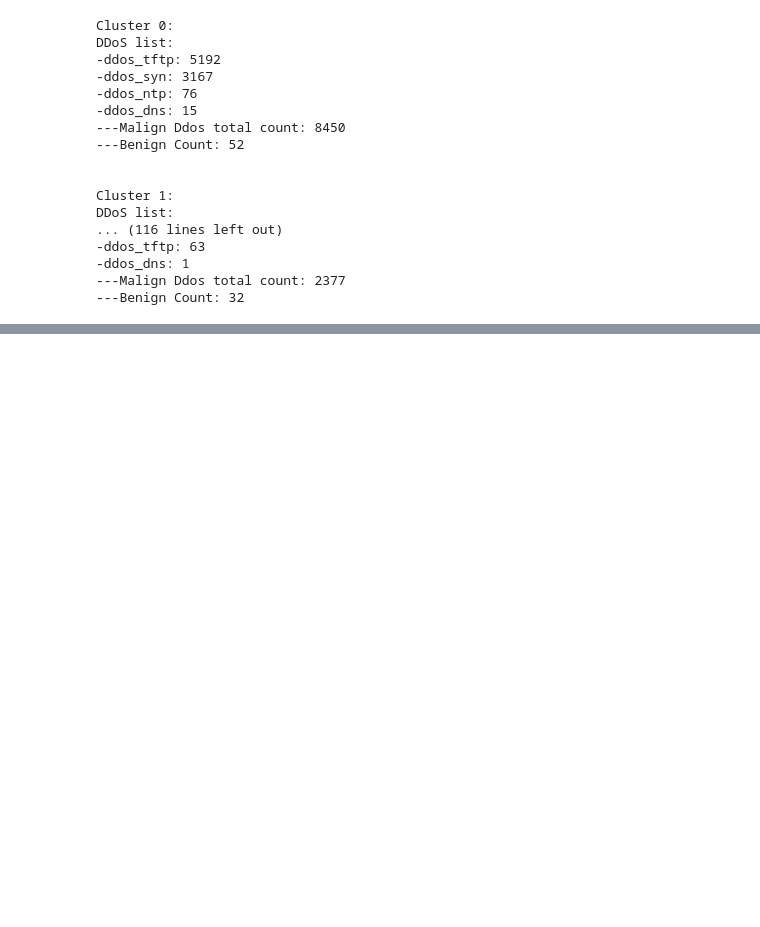
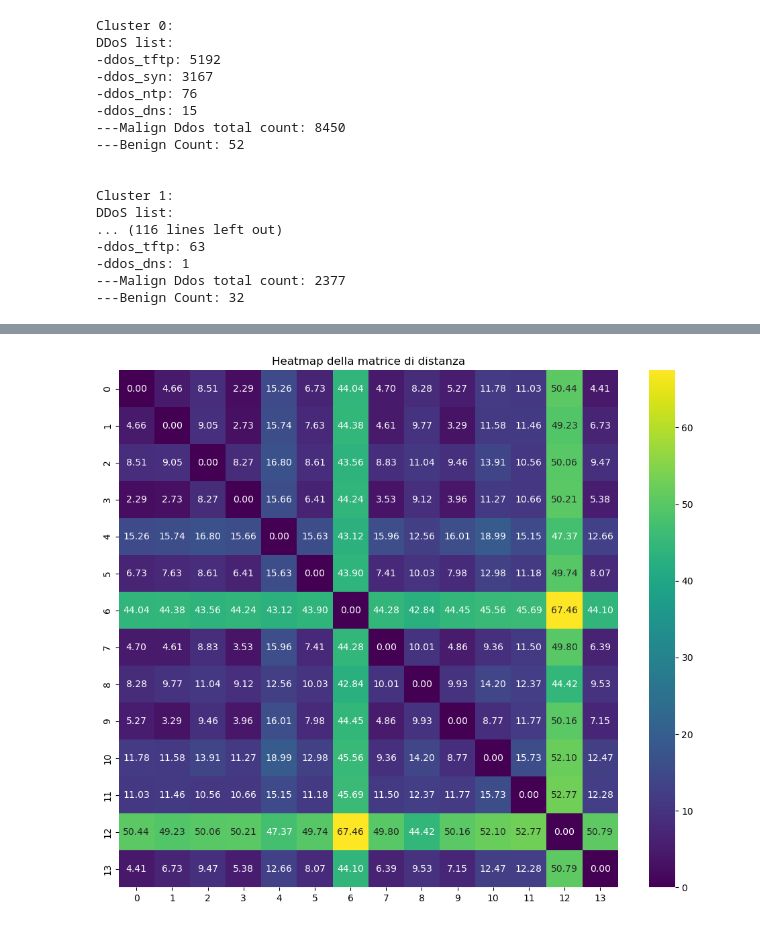
Before and after one commit to n4rciso/DDoS-Detection-using-Machine-Learning, a Jupyter notebook: ToSubmit/ML4N_Project_group9_Section_3&4.ipynb, the cells around one changed output, grey strips where cells are left out. Saved outputs shown, nothing was run; the diff lists cells and outputs as text; code cells hidden in the pictures; blank space fills up the shorter version.

```diff
--- a/ToSubmit/ML4N_Project_group9_Section_3&4.ipynb
+++ b/ToSubmit/ML4N_Project_group9_Section_3&4.ipynb
@@ -559,0 +621,16 @@ Cluster 5
+# %%
+from scipy.spatial.distance import cdist
+
+# Calculate cluster centroids
+centroids = X_df.groupby('Cluster_Labels').mean()
+
+# Calculate the distance matrix
+dist_matrix = cdist(centroids, centroids)
+
+# Create a heatmap of the distance matrix
+plt.figure(figsize=(12, 10))
+sns.heatmap(dist_matrix, annot=True, fmt=".2f", cmap='viridis')
+plt.title('Heatmap della matrice di distanza')
+plt.show()
+# %% [output]
+[figure, added]
```
Also changed, not shown: parts of 20 cells of this notebook.
